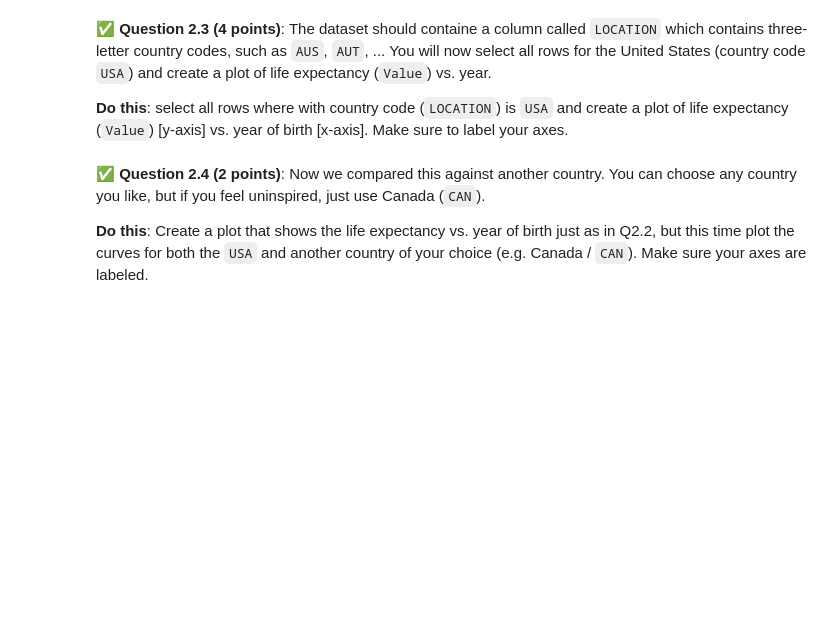
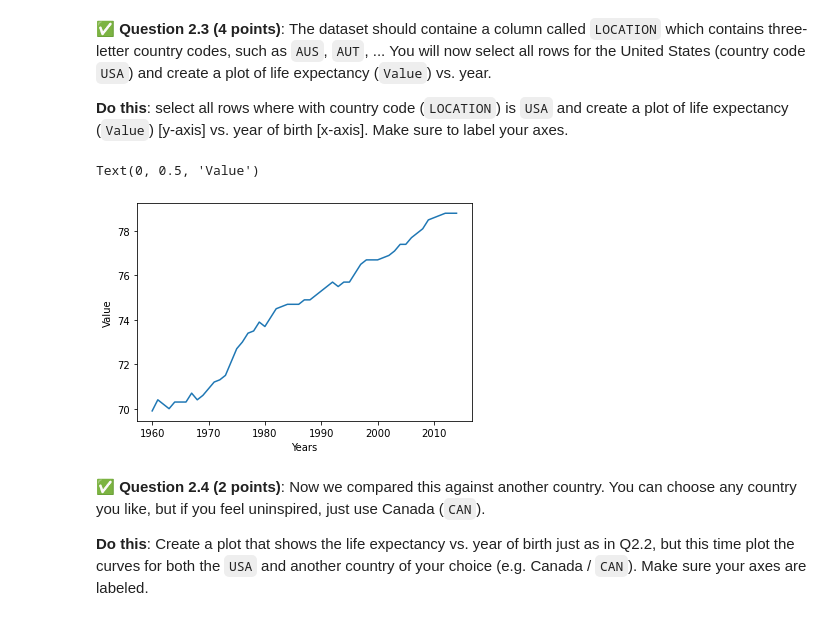
Before and after one commit to JScheble/CMSE202-f23-turnin, a Jupyter notebook: midtermpractice/CMSE202_PracticeMidterm.ipynb, the cells around one changed output. Saved outputs shown, nothing was run; the diff lists cells and outputs as text; code cells hidden in the pictures; blank space fills up the shorter version.

```diff
--- a/midtermpractice/CMSE202_PracticeMidterm.ipynb
+++ b/midtermpractice/CMSE202_PracticeMidterm.ipynb
@@ -71,0 +73,4 @@ You will need to download two files from this repository, `health_spending_per_c
+# %%
+import pandas as pd
+life_expect = pd.read_csv('life_expect_birth.csv')
+print(life_expect.head(15))
@@ -78,3 +98,12 @@ You will need to download two files from this repository, `health_spending_per_c
+# %%
+usarows = life_expect.loc[life_expect['LOCATION'] == "USA"]
+import matplotlib.pyplot as plt
+plt.plot(usarows["TIME"], usarows["Value"])
+plt.xlabel("Years")
+plt.ylabel("Value")
+# %% [output]
+Text(0, 0.5, 'Value')
+[figure, added]
 # %% [markdown]
 &#9989; **Question 2.4 (2 points)**: Now we compared this against another country. You can choose any country you like, but if you feel uninspired, just use Canada (`CAN`).
 
```
Also changed, not shown: parts of 9 cells of this notebook.
